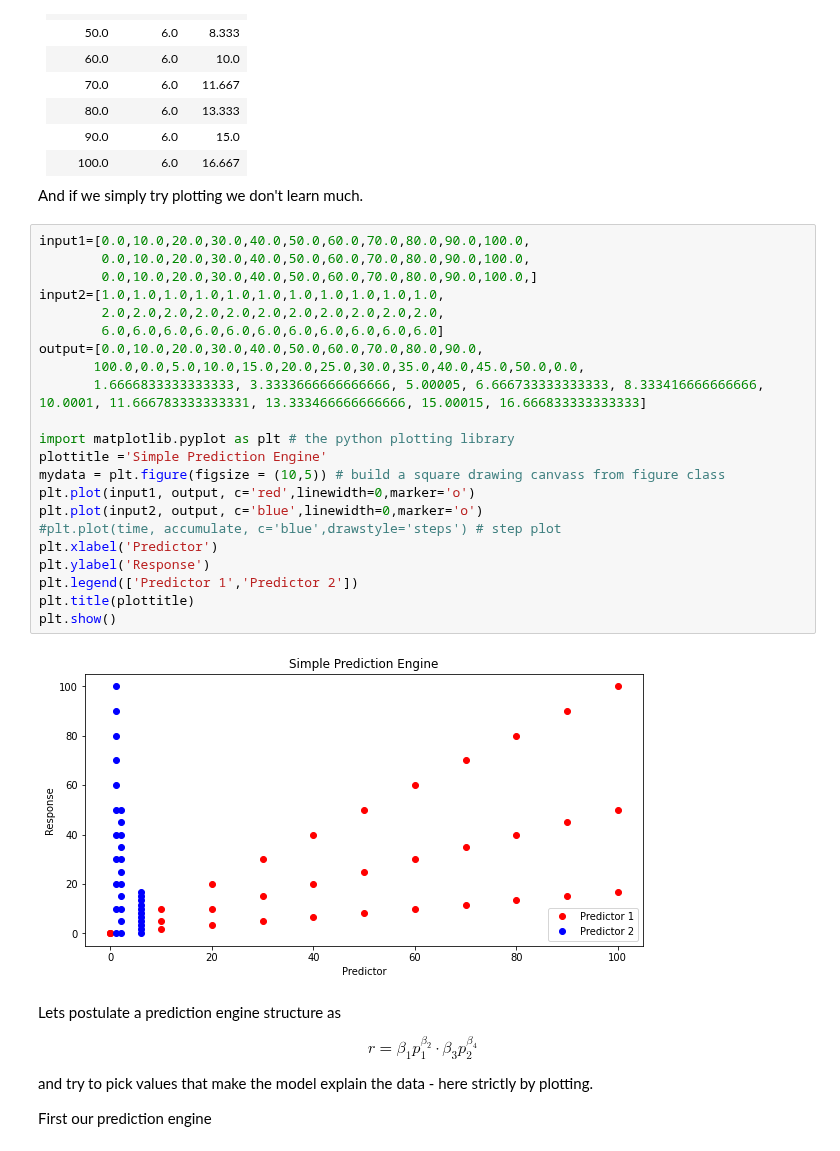
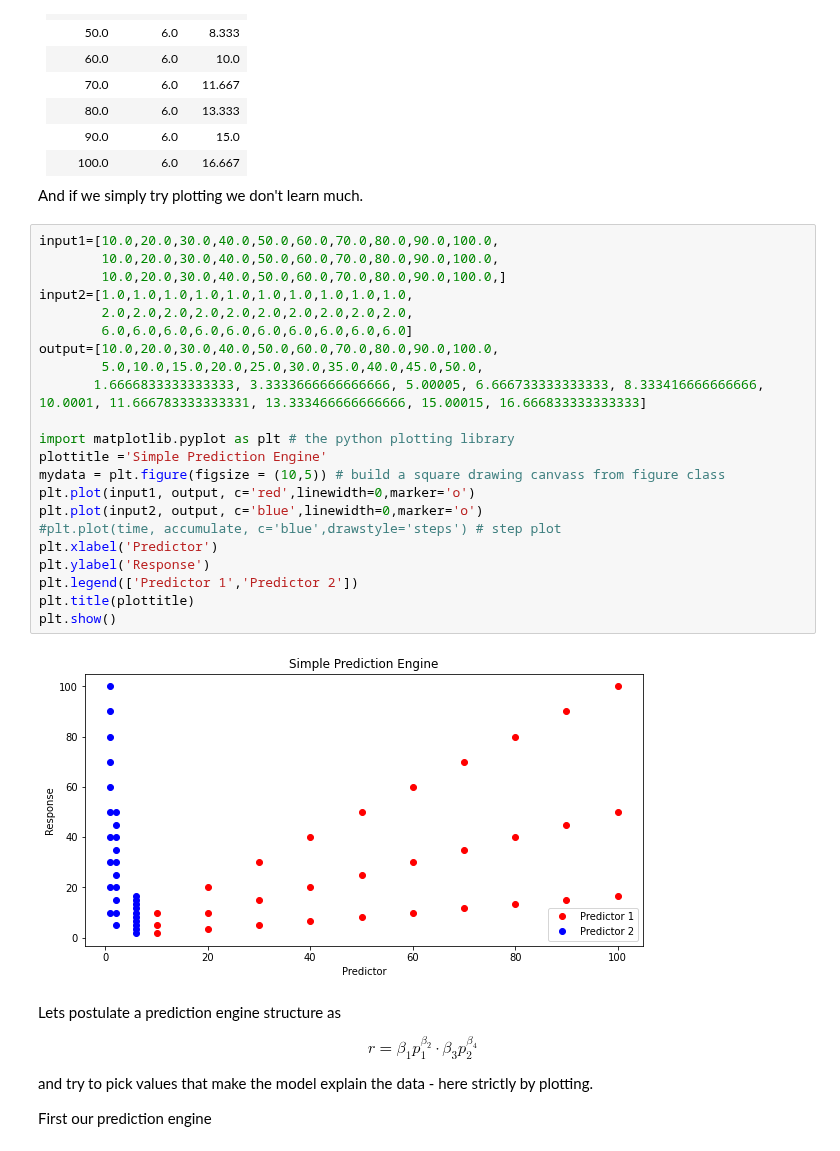
Before and after one commit to dustykat/ce-5319-webroot, a Jupyter notebook: ce5319jb/_build/html/_sources/lessons/lesson2/lesson2.ipynb, the cells around one changed output. Saved outputs shown, nothing was run; the diff lists cells and outputs as text.

```diff
--- a/ce5319jb/_build/html/_sources/lessons/lesson2/lesson2.ipynb
+++ b/ce5319jb/_build/html/_sources/lessons/lesson2/lesson2.ipynb
@@ -61,29 +61,29 @@ Consider a simple case where we have some observations like:
 
 And if we simply try plotting we don't learn much.
 # %%
-input1=[0.0,10.0,20.0,30.0,40.0,50.0,60.0,70.0,80.0,90.0,100.0,
-        0.0,10.0,20.0,30.0,40.0,50.0,60.0,70.0,80.0,90.0,100.0,
-        0.0,10.0,20.0,30.0,40.0,50.0,60.0,70.0,80.0,90.0,100.0,]
-input2=[1.0,1.0,1.0,1.0,1.0,1.0,1.0,1.0,1.0,1.0,1.0,
-        2.0,2.0,2.0,2.0,2.0,2.0,2.0,2.0,2.0,2.0,2.0,
-        6.0,6.0,6.0,6.0,6.0,6.0,6.0,6.0,6.0,6.0,6.0]
-output=[0.0,10.0,20.0,30.0,40.0,50.0,60.0,70.0,80.0,90.0,
-       100.0,0.0,5.0,10.0,15.0,20.0,25.0,30.0,35.0,40.0,45.0,50.0,0.0,
+input1=[10.0,20.0,30.0,40.0,50.0,60.0,70.0,80.0,90.0,100.0,
+        10.0,20.0,30.0,40.0,50.0,60.0,70.0,80.0,90.0,100.0,
+        10.0,20.0,30.0,40.0,50.0,60.0,70.0,80.0,90.0,100.0,]
+input2=[1.0,1.0,1.0,1.0,1.0,1.0,1.0,1.0,1.0,1.0,
+        2.0,2.0,2.0,2.0,2.0,2.0,2.0,2.0,2.0,2.0,
+        6.0,6.0,6.0,6.0,6.0,6.0,6.0,6.0,6.0,6.0]
+output=[10.0,20.0,30.0,40.0,50.0,60.0,70.0,80.0,90.0,100.0,
+        5.0,10.0,15.0,20.0,25.0,30.0,35.0,40.0,45.0,50.0,
        1.6666833333333333, 3.3333666666666666, 5.00005, 6.666733333333333, 8.333416666666666, 10.0001, 11.666783333333331, 13.333466666666666, 15.00015, 16.666833333333333]
 
 import matplotlib.pyplot as plt # the python plotting library
 plottitle ='Simple Prediction Engine'
 mydata = plt.figure(figsize = (10,5)) # build a square drawing canvass from figure class
 plt.plot(input1, output, c='red',linewidth=0,marker='o')
 plt.plot(input2, output, c='blue',linewidth=0,marker='o')
 #plt.plot(time, accumulate, c='blue',drawstyle='steps') # step plot
 plt.xlabel('Predictor')
 plt.ylabel('Response')
 plt.legend(['Predictor 1','Predictor 2'])
 plt.title(plottitle)
 plt.show()
 # %% [output]
-[figure, old version]
+[figure, new version]
 # %% [markdown]
 Lets postulate a prediction engine structure as
 
```
Also changed, not shown: parts of 8 cells of this notebook, 28 other files.
